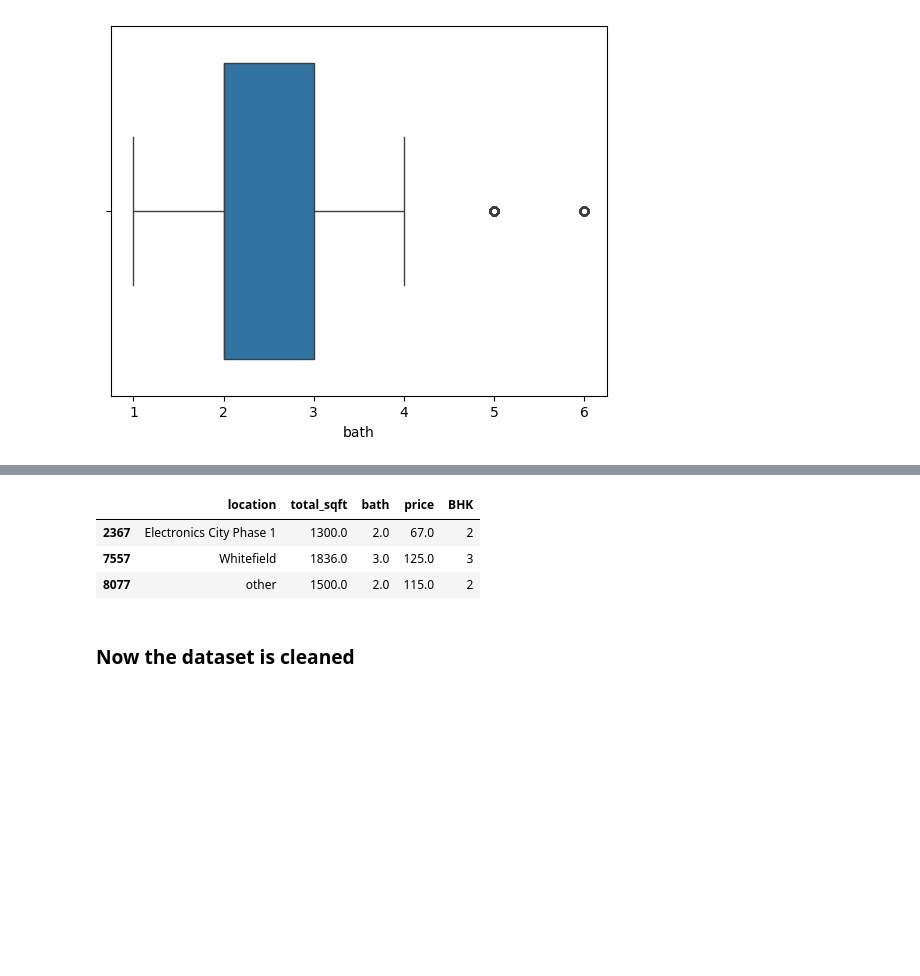
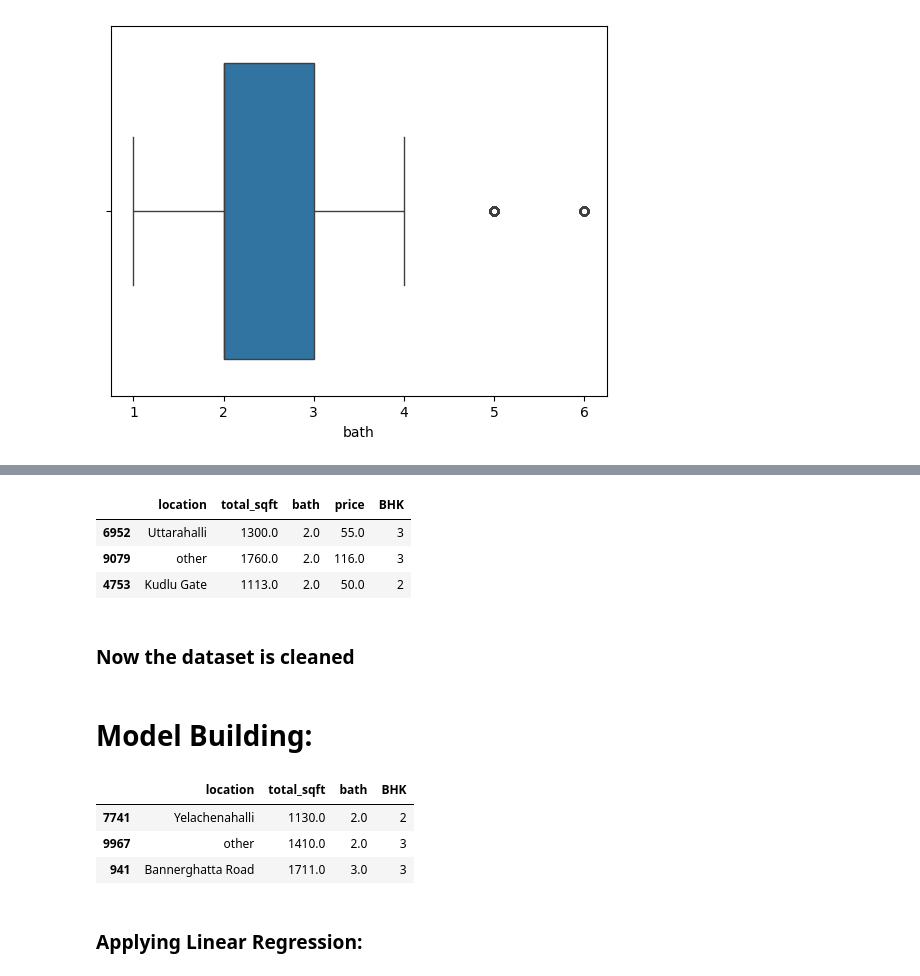
Before and after one commit to Nishant840/House-Price-Prediction, a Jupyter notebook: House_Price_Prediction.ipynb, the cells around one changed output, grey strips where cells are left out. Drawn from its saved outputs; the diff is of its cells as text; code cells hidden in the pictures; blank space fills up the shorter version.

Commit message:
model builded successfuly

```diff
--- a/House_Price_Prediction.ipynb
+++ b/House_Price_Prediction.ipynb
@@ -630,6 +630,9 @@ plt.show()
 # %%
 # Houses with more than 6 bathrooms are uncommon, so they will be removed from the dataset.
 df = df[df['bath'] <= 6].copy()
+# %%
+# Ensuring that the number of bathrooms does not exceed BHK + 2
+df = df[df['bath'] <= df['BHK'] + 2].copy()
 # %%
 sns.boxplot(x=df['bath'])
 plt.show()
@@ -660,8 +663,10 @@ df.drop(columns=['price_per_sqft'], inplace=True)
 df.sample(3)
 # %% [output]
 |  | location | total_sqft | bath | price | BHK |
-| 2367 | Electronics City Phase 1 | 1300.0 | 2.0 | 67.0 | 2 |
-| 7557 | Whitefield | 1836.0 | 3.0 | 125.0 | 3 |
-| 8077 | other | 1500.0 | 2.0 | 115.0 | 2 |
+| 6952 | Uttarahalli | 1300.0 | 2.0 | 55.0 | 3 |
+| 9079 | other | 1760.0 | 2.0 | 116.0 | 3 |
+| 4753 | Kudlu Gate | 1113.0 | 2.0 | 50.0 | 2 |
 # %% [markdown]
 <h3>Now the dataset is cleaned</h3>
+# %% [markdown]
+<h1>Model Building:</h1>
@@ -667,0 +681,9 @@ df.sample(3)
+# %%
+X_train,X_test,y_train,y_test = train_test_split(df.drop(columns=['price']),df['price'],test_size=.2,random_state=2)
+# %%
+X_train.sample(3)
+# %% [output]
+|  | location | total_sqft | bath | BHK |
+| 7741 | Yelachenahalli | 1130.0 | 2.0 | 2 |
+| 9967 | other | 1410.0 | 2.0 | 3 |
+| 941 | Bannerghatta Road | 1711.0 | 3.0 | 3 |
@@ -667,0 +698,2 @@ df.sample(3)
+# %% [markdown]
+<h3>Applying Linear Regression:</h3>
```
Also changed, not shown: parts of 33 cells of this notebook.
